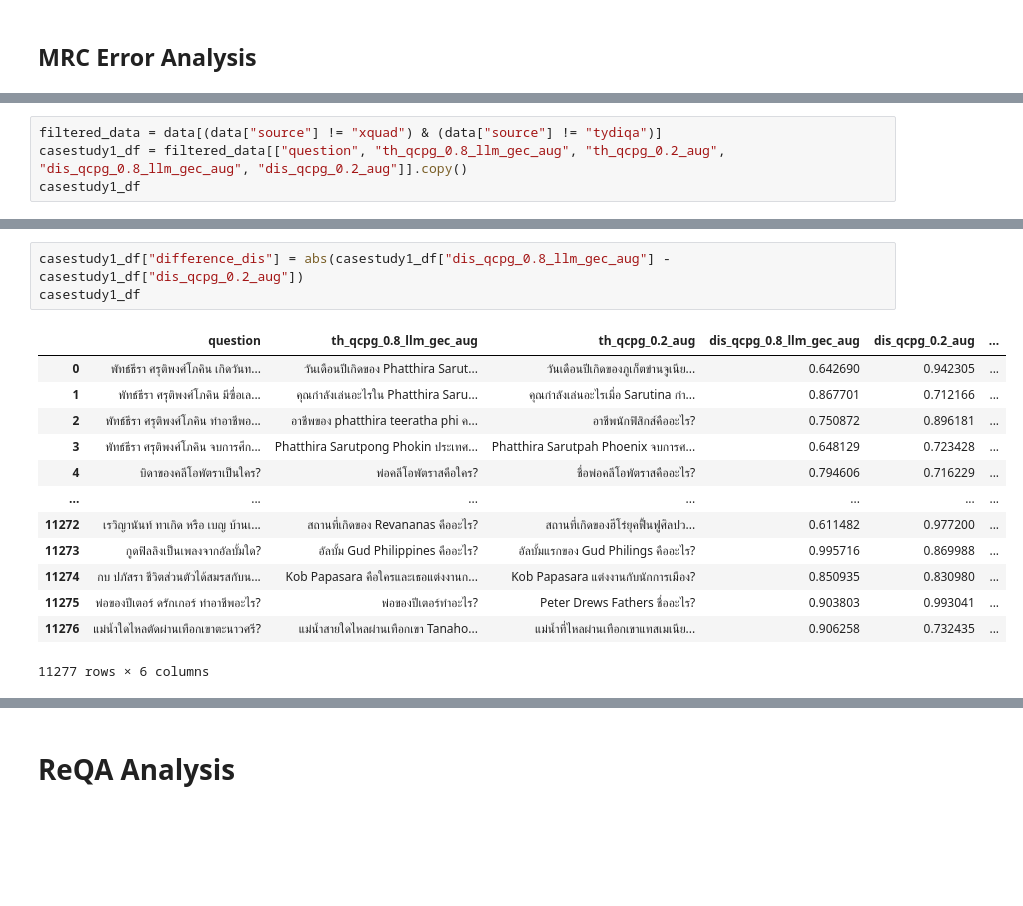
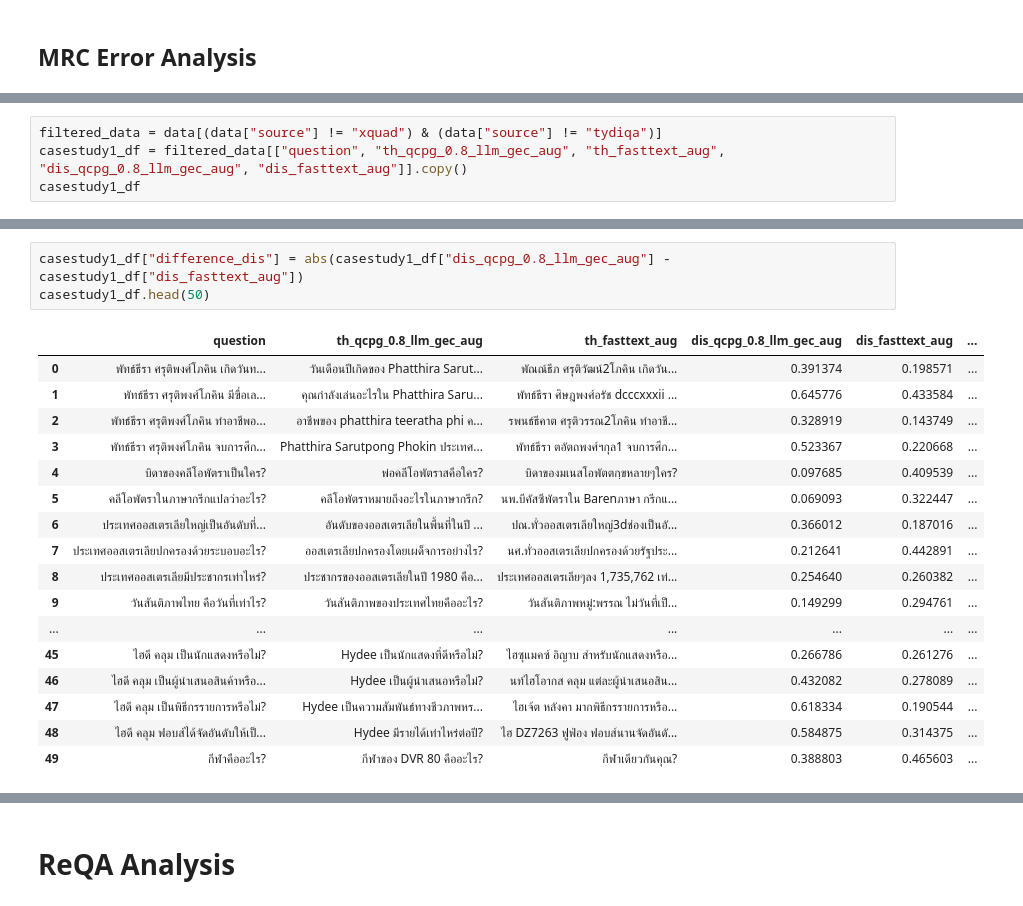
Before and after one commit to parinzee/cross-lingual-data-augmentation-for-thai-qa, a Jupyter notebook: questions/09_Analysis.ipynb, the cells around one changed output, grey strips where cells are left out. Saved outputs shown, nothing was run; the diff lists cells and outputs as text; blank space fills up the shorter version.

```diff
--- a/questions/09_Analysis.ipynb
+++ b/questions/09_Analysis.ipynb
@@ -138,5 +145,5 @@ plt.show()
 # %%
 filtered_data = data[(data["source"] != "xquad") & (data["source"] != "tydiqa")]
-casestudy1_df = filtered_data[["question", "th_qcpg_0.8_llm_gec_aug", "th_qcpg_0.2_aug", "dis_qcpg_0.8_llm_gec_aug", "dis_qcpg_0.2_aug"]].copy()
+casestudy1_df = filtered_data[["question", "th_qcpg_0.8_llm_gec_aug", "th_fasttext_aug", "dis_qcpg_0.8_llm_gec_aug", "dis_fasttext_aug"]].copy()
 casestudy1_df
 # %% [output]
@@ -252,20 +274,24 @@ plt.show()
 # %%
-casestudy1_df["difference_dis"] = abs(casestudy1_df["dis_qcpg_0.8_llm_gec_aug"] - casestudy1_df["dis_qcpg_0.2_aug"])
-casestudy1_df
+casestudy1_df["difference_dis"] = abs(casestudy1_df["dis_qcpg_0.8_llm_gec_aug"] - casestudy1_df["dis_fasttext_aug"])
+casestudy1_df.head(50)
 # %% [output]
-|  | question | th_qcpg_0.8_llm_gec_aug | th_qcpg_0.2_aug | dis_qcpg_0.8_llm_gec_aug | dis_qcpg_0.2_aug | ... |
-| 0 | พัทธ์ธีรา ศรุติพงศ์โภคิน เกิดวันท... | วันเดือนปีเกิดของ Phatthira Sarut... | วันเดือนปีเกิดของภูเก็ตข่านจูเนีย... | 0.642690 | 0.942305 | ... |
-| 1 | พัทธ์ธีรา ศรุติพงศ์โภคิน มีฃื่อเล... | คุณกำลังเล่นอะไรใน Phatthira Saru... | คุณกำลังเล่นอะไรเมื่อ Sarutina กำ... | 0.867701 | 0.712166 | ... |
-| 2 | พัทธ์ธีรา ศรุติพงศ์โภคิน ทำอาชีพอ... | อาชีพของ phatthira teeratha phi ค... | อาชีพนักฟิสิกส์คืออะไร? | 0.750872 | 0.896181 | ... |
-| 3 | พัทธ์ธีรา ศรุติพงศ์โภคิน จบการศึก... | Phatthira Sarutpong Phokin ประเทศ... | Phatthira Sarutpah Phoenix จบการศ... | 0.648129 | 0.723428 | ... |
-| 4 | บิดาของคลีโอพัตราเป็นใคร? | พ่อคลีโอพัตราสคือใคร? | ชื่อพ่อคลีโอพัตราสคืออะไร? | 0.794606 | 0.716229 | ... |
+|  | question | th_qcpg_0.8_llm_gec_aug | th_fasttext_aug | dis_qcpg_0.8_llm_gec_aug | dis_fasttext_aug | ... |
+| 0 | พัทธ์ธีรา ศรุติพงศ์โภคิน เกิดวันท... | วันเดือนปีเกิดของ Phatthira Sarut... | พัณณ์ธีภ ศรุติวัฒน์2โภคิน เกิดวัน... | 0.391374 | 0.198571 | ... |
+| 1 | พัทธ์ธีรา ศรุติพงศ์โภคิน มีฃื่อเล... | คุณกำลังเล่นอะไรใน Phatthira Saru... | พัทธ์ธีรา ศิษฎพงศ์อรัช dcccxxxii ... | 0.645776 | 0.433584 | ... |
+| 2 | พัทธ์ธีรา ศรุติพงศ์โภคิน ทำอาชีพอ... | อาชีพของ phatthira teeratha phi ค... | รพนธ์ธีคาต ศรุติวรรณ2โภคิน ทำอาชี... | 0.328919 | 0.143749 | ... |
+| 3 | พัทธ์ธีรา ศรุติพงศ์โภคิน จบการศึก... | Phatthira Sarutpong Phokin ประเทศ... | พัทธ์ธีรา ตอัตถพงศ์ฯกุล1 จบการศึก... | 0.523367 | 0.220668 | ... |
+| 4 | บิดาของคลีโอพัตราเป็นใคร? | พ่อคลีโอพัตราสคือใคร? | บิดาของมเนสโอพัตตกฺขหลายๆใคร? | 0.097685 | 0.409539 | ... |
+| 5 | คลีโอพัตราในภาษากรีกแปลว่าอะไร? | คลีโอพัตราหมายถึงอะไรในภาษากรีก? | นพ.บีคัสซึพัตราใน Barenภาษา กรีกแ... | 0.069093 | 0.322447 | ... |
+| 6 | ประเทศออสเตรเลียใหญ่เป็นอันดับที่... | อันดับของออสเตรเลียในพื้นที่ในปี ... | ปณ.ทั่วออสเตรเลียใหญ่3dช่องเป็นอั... | 0.366012 | 0.187016 | ... |
+| 7 | ประเทศออสเตรเลียปกครองด้วยระบอบอะไร? | ออสเตรเลียปกครองโดยเผด็จการอย่างไร? | นศ.ทั่วออสเตรเลียปกครองด้วยรัฐประ... | 0.212641 | 0.442891 | ... |
+| 8 | ประเทศออสเตรเลียมีประชากรเท่าไหร่? | ประชากรของออสเตรเลียในปี 1980 คือ... | ประเทศออสเตรเลียๆลง 1,735,762 เท่... | 0.254640 | 0.260382 | ... |
+| 9 | วันสันติภาพไทย คือวันที่เท่าไร? | วันสันติภาพของประเทศไทยคืออะไร? | วันสันติภาพหมู่:พรรณ ไม่วันที่เป็... | 0.149299 | 0.294761 | ... |
 | ... | ... | ... | ... | ... | ... | ... |
-| 11272 | เรวิญานันท์ ทาเกิด หรือ เบญ บ้านเ... | สถานที่เกิดของ Revananas คืออะไร? | สถานที่เกิดของฮีโร่ยุคฟื้นฟูศิลปว... | 0.611482 | 0.977200 | ... |
-| 11273 | กูดฟิลลิงเป็นเพลงจากอัลบั้มใด? | อัลบั้ม Gud Philippines คืออะไร? | อัลบั้มแรกของ Gud Philings คืออะไร? | 0.995716 | 0.869988 | ... |
-| 11274 | กบ ปภัสรา ชีวิตส่วนตัวได้สมรสกับน... | Kob Papasara คือใครและเธอแต่งงานก... | Kob Papasara แต่งงานกับนักการเมือง? | 0.850935 | 0.830980 | ... |
-| 11275 | พ่อของปีเตอร์ ดรักเกอร์ ทำอาชีพอะไร? | พ่อของปีเตอร์ทำอะไร? | Peter Drews Fathers ชื่ออะไร? | 0.903803 | 0.993041 | ... |
-| 11276 | แม่น้ำใดไหลตัดผ่านเทือกเขาตะนาวศรี? | แม่น้ำสายใดไหลผ่านเทือกเขา Tanaho... | แม่น้ำที่ไหลผ่านเทือกเขาแทสเมเนีย... | 0.906258 | 0.732435 | ... |
+| 45 | ไฮดี คลุม เป็นนักแสดงหรือไม่? | Hydee เป็นนักแสดงที่ดีหรือไม่? | ไฮซุแมคซ์ อิญาบ สำหรับนักแสดงหรือ... | 0.266786 | 0.261276 | ... |
+| 46 | ไฮดี คลุม เป็นผู้นำเสนอสินค้าหรือ... | Hydee เป็นผู้นำเสนอหรือไม่? | นท์ไฮโอากส คลุม แต่ละผู้นำเสนอสิน... | 0.432082 | 0.278089 | ... |
+| 47 | ไฮดี คลุม เป็นพิธีกรรายการหรือไม่? | Hydee เป็นความสัมพันธ์ทางชีวภาพหร... | ไฮเจ้ต หลังคา มากพิธีกรรายการหรือ... | 0.618334 | 0.190544 | ... |
+| 48 | ไฮดี คลุม ฟอบส์ได้จัดอันดับให้เป็... | Hydee มีรายได้เท่าไหร่ต่อปี? | ไฮ DZ7263 ฟูฟ่อง ฟอบส์นานจัดอันดั... | 0.584875 | 0.314375 | ... |
+| 49 | กีฬาคืออะไร? | กีฬาของ DVR 80 คืออะไร? | กีฬาเดียวกันคุณ? | 0.388803 | 0.465603 | ... |
-11277 rows × 6 columns
 # %%
 casestudy1_df[casestudy1_df["dis_qcpg_0.8_llm_gec_aug"] > 0.1].sort_values(by=["difference_dis"], ascending=False).head(50)
 # %% [output]
```
Also changed, not shown: parts of 18 cells of this notebook, 21 other files.
